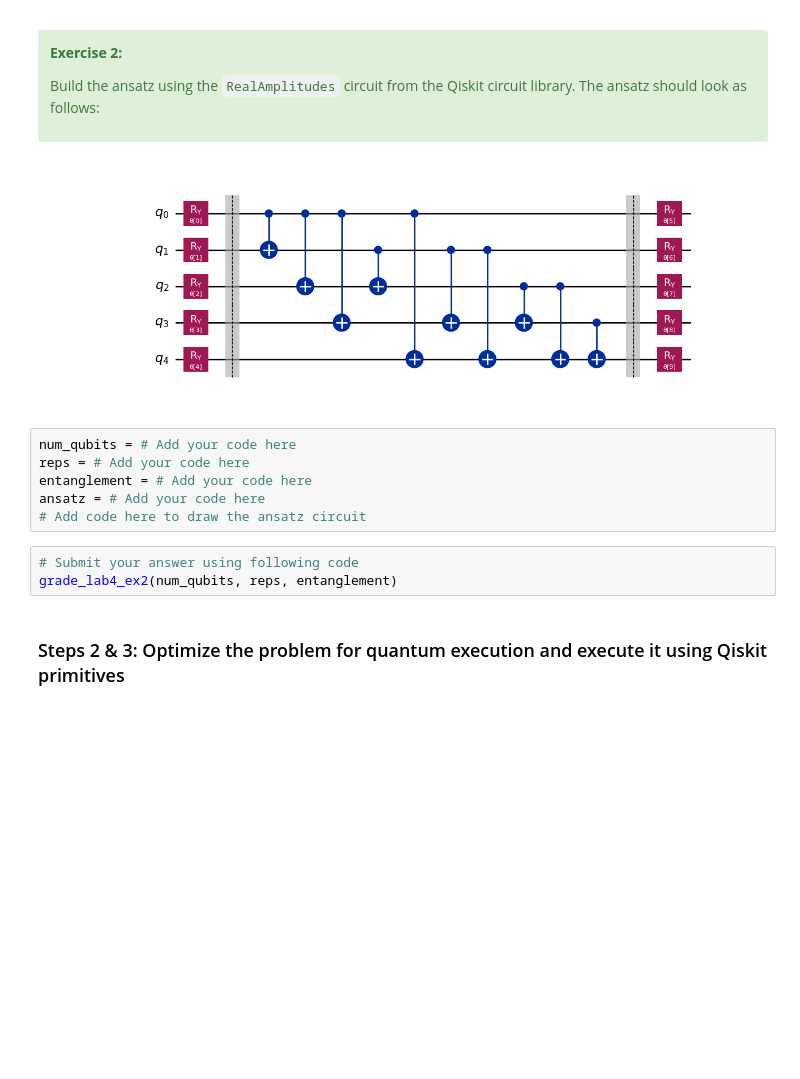
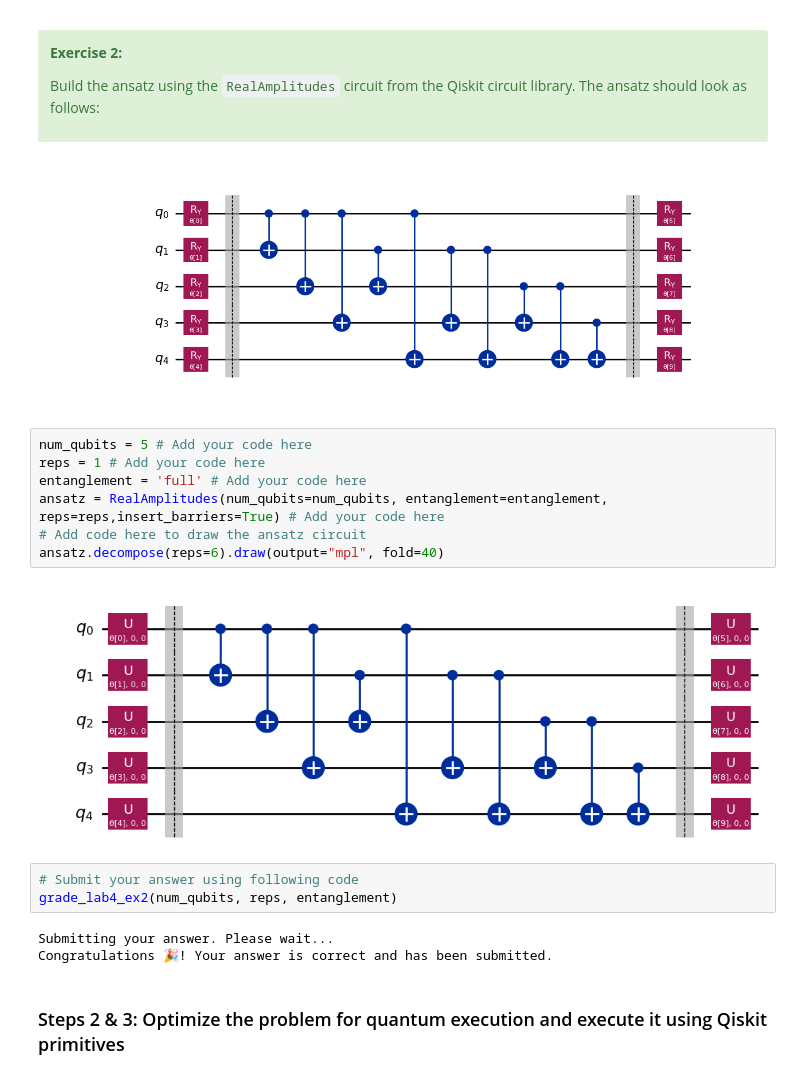
Before and after one commit to qiskit-community/ibm-quantum-challenge-2024, a Jupyter notebook: content/lab_4/lab-4.ipynb, the cells around one changed output. Drawn from its saved outputs; the diff is of its cells as text; blank space fills up the shorter version.

```diff
--- a/content/lab_4/lab-4.ipynb
+++ b/content/lab_4/lab-4.ipynb
@@ -193,14 +231,20 @@
 
 <img src="embedded-picture-1"/>
 # %%
-num_qubits = # Add your code here
-reps = # Add your code here
-entanglement = # Add your code here
-ansatz = # Add your code here
+num_qubits = 5 # Add your code here
+reps = 1 # Add your code here
+entanglement = 'full' # Add your code here
+ansatz = RealAmplitudes(num_qubits=num_qubits, entanglement=entanglement, reps=reps,insert_barriers=True) # Add your code here
 # Add code here to draw the ansatz circuit
+ansatz.decompose(reps=6).draw(output="mpl", fold=40)
+# %% [output]
+[figure, added]
 # %%
 # Submit your answer using following code
 grade_lab4_ex2(num_qubits, reps, entanglement)
+# %% [output]
+Submitting your answer. Please wait...
+Congratulations 🎉! Your answer is correct and has been submitted.
 # %% [markdown]
 ### Steps 2 & 3: Optimize the problem for quantum execution and execute it using Qiskit primitives
 # %% [markdown]
```
Also changed, not shown: parts of 33 cells of this notebook, 9 other files.
